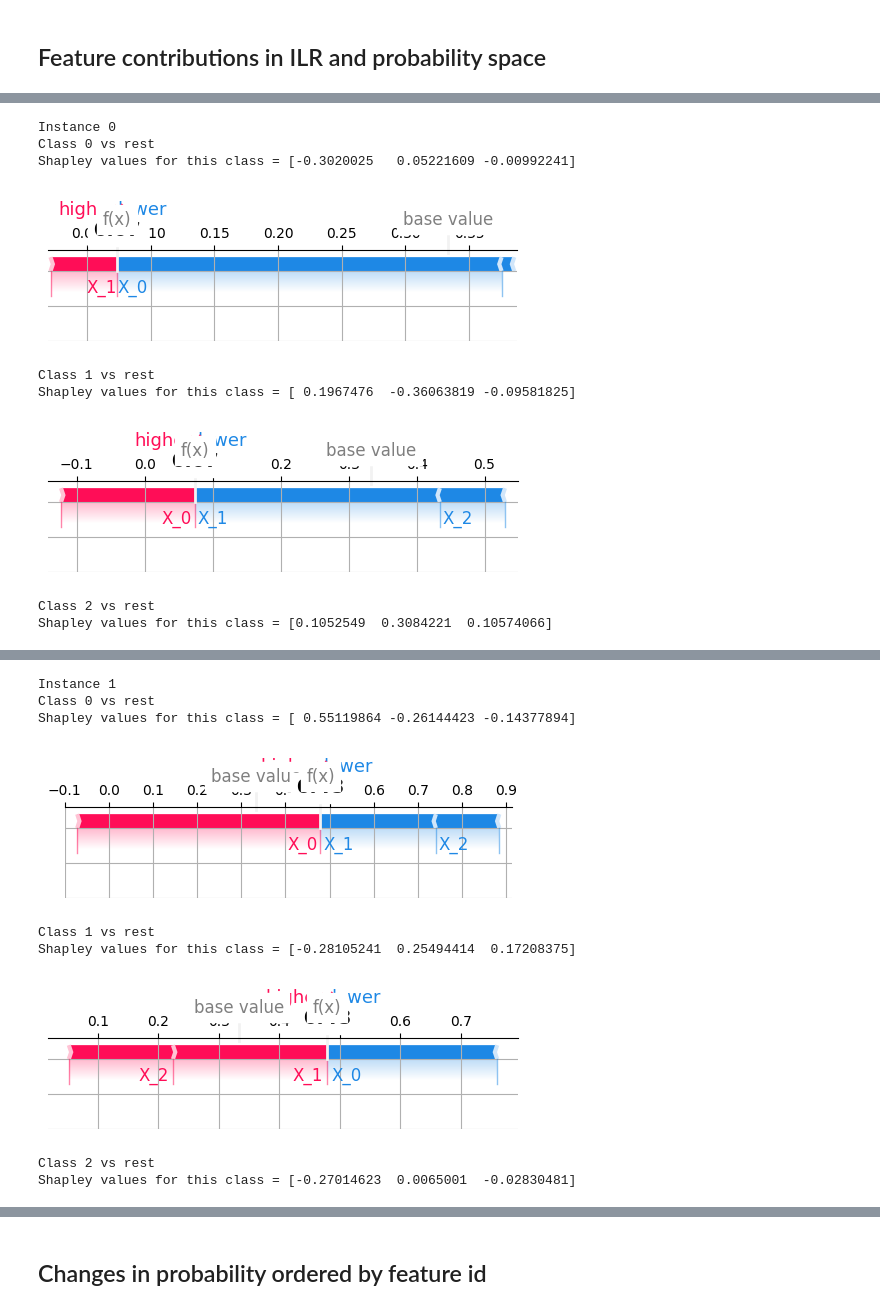
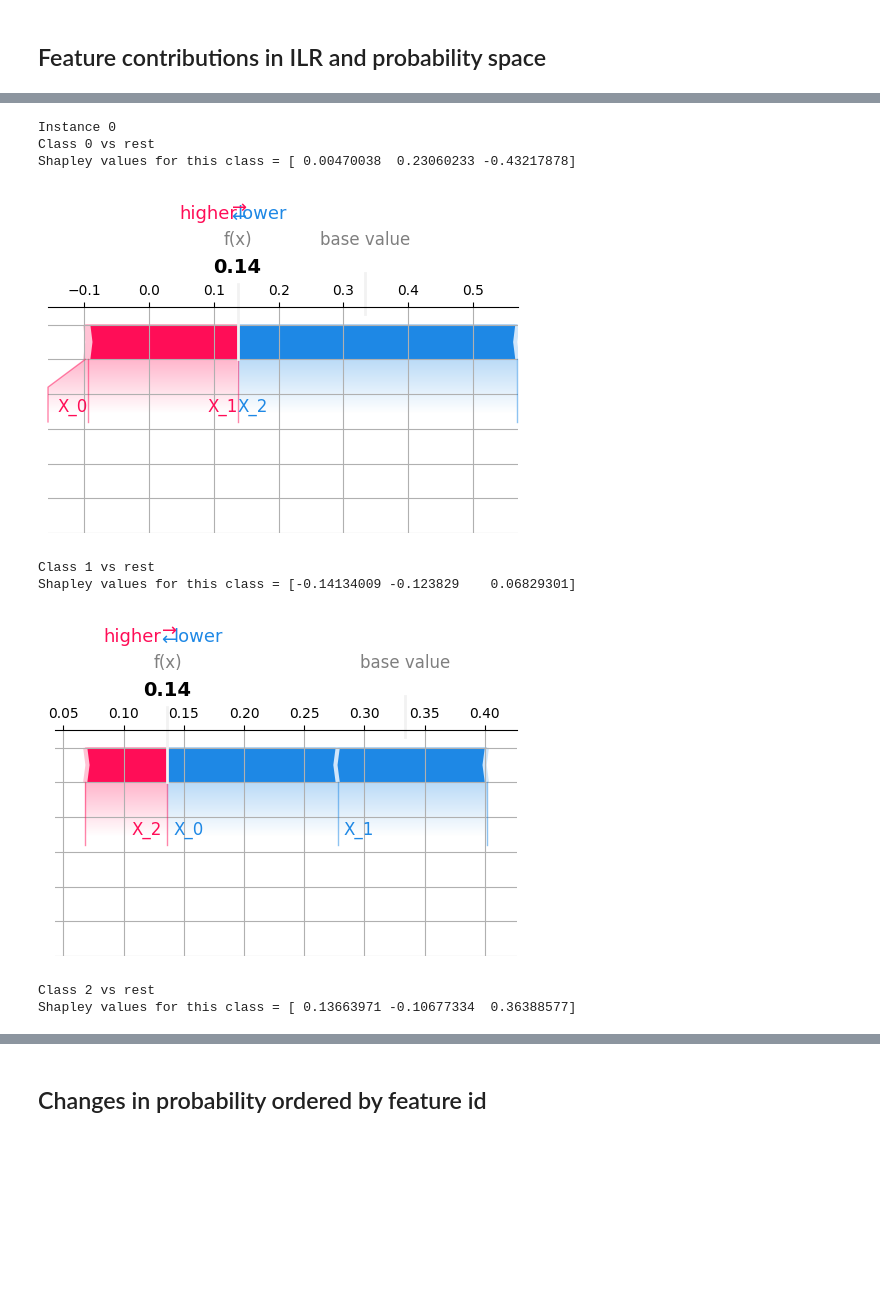
Before and after one commit to shapley-composition/ecai-2024-code-and-exp, a Jupyter notebook: toy_example_in_ilr_and_shap.ipynb, the cells around one changed output, grey strips where cells are left out. Drawn from its saved outputs; the diff is of its cells as text; code cells hidden in the pictures; blank space fills up the shorter version.

```diff
--- a/toy_example_in_ilr_and_shap.ipynb
+++ b/toy_example_in_ilr_and_shap.ipynb
@@ -115,18 +115,18 @@ inst_ilr_tip_list = [[rotate([0.5, 0.2], 30),
                   rotate([2, 0], 30)]]
 
 inst_ilr_tip_list = [
-#     [np.array([0.2, -0.5]),
-#      np.array([1, -1]),
+     [np.array([0.4, -0.5]),
+      np.array([1.5, -0.5]),
+      np.array([0, -np.sqrt(3)/2 - 0.5])],
+#     [np.array([0, -2]),
+#     np.array([3, -2]),
 #      np.array([0, -2])],
-#     [np.array([0, -2]),
-#      np.array([3, -2]),
+#     [np.array([-2, -1]),
+#      np.array([-0.5, -1.5]),
 #      np.array([0, -2])],
-     [np.array([-2, -1]),
-      np.array([-0.5, -1.5]),
-      np.array([0, -2])],
-    [np.array([2, 1]),
-      np.array([0.5, 1.5]),
-      np.array([0, 2])],
+#   [np.array([2, 1]),
+#      rotate([0, -2], 60),
+#      np.array([0, -2])],
      #[np.array([0, -2]),
      # rotate([0, -2], -60),
      # np.array([0, 0])],
@@ -374,7 +350,7 @@ def plot_shapley_instances_bars(inst_prob_shap_cont_list, feat_names=None, order
             shapley_prob_list_t = shapley_prob_list_t.T[order_list[i]].T
         for j, shapley_prob in enumerate(shapley_prob_list_t):
             offset = width * j
-            ax.bar(x + offset, shapley_prob, width, label=f"Class {j}")
+            ax.bar(x + offset, shapley_prob, width, label=f"Class {j+1}")
         if feat_names is None:
             feat_names_instance = np.array([f"$X_{j}$" for j in range(n_features)])
         else:
@@ -427,29 +396,29 @@ Instance 1
 # %%
 import shap
 
 for i, instance in enumerate(inst_ovr_prob_shap_cont_list):
     print(f"Instance {i}")
     for label_id in range(3):
         print(f"Class {label_id} vs rest")
         feat_class_m = np.array(instance)
         print(f"Shapley values for this class = {feat_class_m[:,label_id]}")
         shap.force_plot(
             base_value=base_prob[label_id],
             shap_values=feat_class_m[:,label_id],
             features=[f"X_{j}" for j in range(feat_class_m.shape[1])],
             matplotlib=True, show=False,
-            figsize=(5, 2)
+            figsize=(5, 4)
         )
         plt.tight_layout()
         plt.savefig(os.path.join(out_dir, f'ovr_shap_inst_{i}_class_{label_id}'), dpi=300, bbox_inches='tight')
         plt.show()
 # %% [output]
 Instance 0
 Class 0 vs rest
-Shapley values for this class = [-0.3020025   0.05221609 -0.00992241]
+Shapley values for this class = [ 0.00470038  0.23060233 -0.43217878]
-[figure, old version]
+[figure, new version]
 Class 1 vs rest
-Shapley values for this class = [ 0.1967476  -0.36063819 -0.09581825]
+Shapley values for this class = [-0.14134009 -0.123829    0.06829301]
-[figure, old version]
+[figure, new version]
 Class 2 vs rest
-Shapley values for this class = [0.1052549  0.3084221  0.10574066]
+Shapley values for this class = [ 0.13663971 -0.10677334  0.36388577]
@@ -457,9 +425,0 @@ Shapley values for this class = [0.1052549  0.3084221  0.10574066]
-Instance 1
-Class 0 vs rest
-Shapley values for this class = [ 0.55119864 -0.26144423 -0.14377894]
-[figure, removed]
-Class 1 vs rest
-Shapley values for this class = [-0.28105241  0.25494414  0.17208375]
-[figure, removed]
-Class 2 vs rest
-Shapley values for this class = [-0.27014623  0.0065001  -0.02830481]
```
Also changed, not shown: parts of 17 cells of this notebook.
